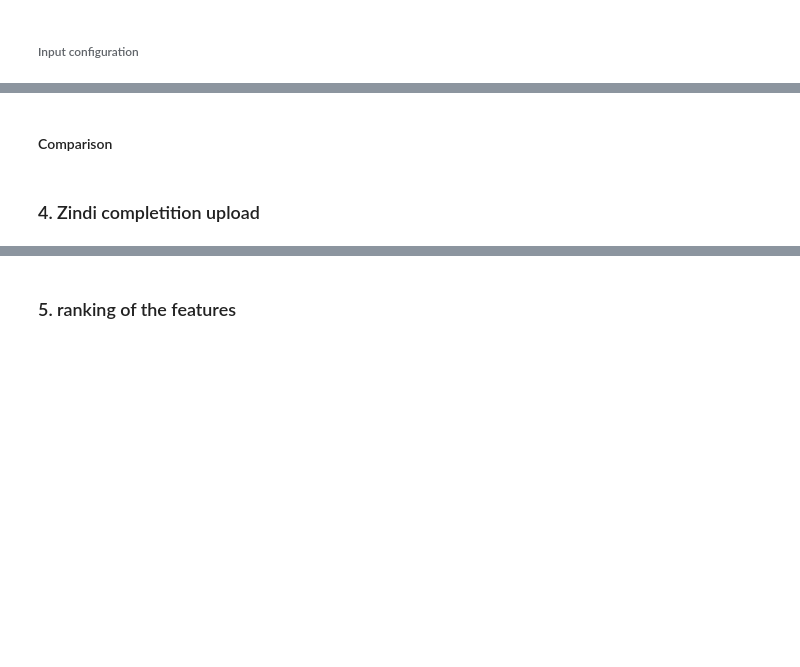
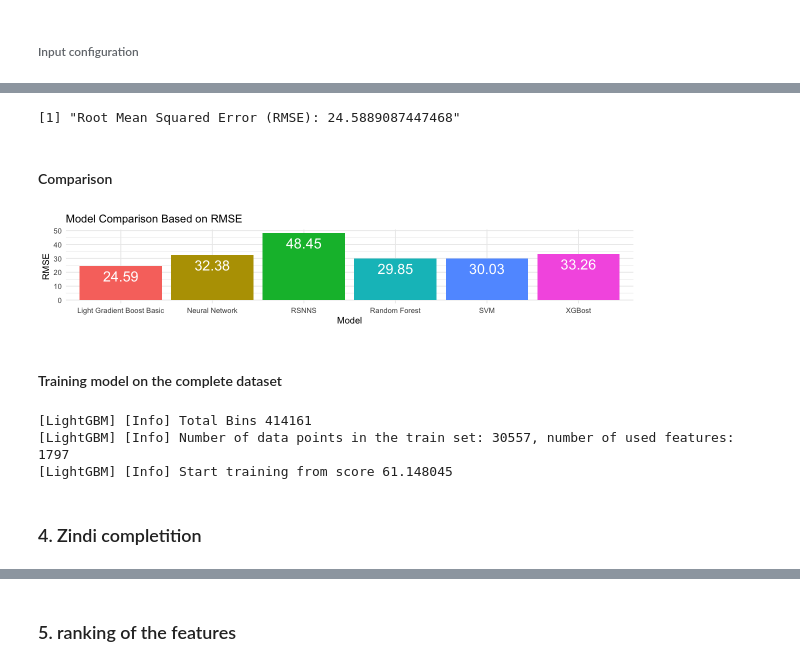
Before and after one commit to ULB-INFO-F-422/urban-air-pollution-challenge-les-dingos, a Jupyter notebook: Final_Notebook.ipynb, the cells around one changed output, grey strips where cells are left out. Drawn from its saved outputs; the diff is of its cells as text; code cells hidden in the pictures; blank space fills up the shorter version.

```diff
--- a/Final_Notebook.ipynb
+++ b/Final_Notebook.ipynb
@@ -402,6 +426,6 @@ val_y <- data_train_val$val$target
 # %%
-dtrain <- lgb.Dataset(data = train_x, label = train_y, free_raw_data = FALSE)
-dtest <- lgb.Dataset(data = val_x, label = val_y, free_raw_data = FALSE)
+dtrain <- lgb.Dataset(data = train_x, label = train_y)#, free_raw_data = FALSE)
+dtest <- lgb.Dataset(data = val_x, label = val_y)#, free_raw_data = FALSE)
 
 # Parameters setup for LightGBM
 params <- list(
@@ -419,0 +454,23 @@ print(paste("Root Mean Squared Error (RMSE):", rmse))
+# %%
+dtrain <- lgb.Dataset(data = train_x, label = train_y, free_raw_data = FALSE)
+dtest <- lgb.Dataset(data = val_x, label = val_y, free_raw_data = FALSE)
+
+# Parameters setup for LightGBM
+params <- list(
+    objective = "regression",
+    metric = "rmse",
+    force_col_wise = TRUE,
+    num_leaves = 50,
+    max_depth = -1,
+    min_data_in_bin = 50
+)
+
+# Train the LightGBM model with early stopping
+lgb_model <- lgb.train(
+  params = params,
+  data = dtrain,
+  nrounds = 200,  # Use nrounds instead of num_boost_round
+  early_stopping_rounds = 10,
+  valids = list(test = dtest),  # Use valids instead of valid_sets
+  verbose = 1500  # Use verbose instead of verbose_eval
+)
@@ -420,13 +495,26 @@ print(paste("Root Mean Squared Error (RMSE):", rmse))
+# %%
+predictions <- predict(lgb_model, val_x)
+rmse <- sqrt(mean((predictions - val_y)^2))
+score_lgb_basic = rmse
+print(paste("Root Mean Squared Error (RMSE):", rmse))
+# %% [output]
+[1] "Root Mean Squared Error (RMSE): 24.5889087447468"
 # %% [markdown]
 #### Comparison
 # %%
 # Create a dataframe with RMSE values
 rmse_df <- data.frame(
-  Model = c("Neural Network", "RSNNS", "SVM", "Random Forest", "XGBost", "Light Gradient Boost"),
-  RMSE = c(score_nn, score_rsnns, score_svm, score_rf, score_xgb, score_lgb))
+  Model = c("Neural Network", "RSNNS", "SVM", "Random Forest", "XGBost", "Light Gradient Boost Basic"),
+  RMSE = c(score_nn, score_rsnns, score_svm, score_rf, score_xgb, score_lgb_basic))
 
 # Plot RMSE values
 ggplot(rmse_df, aes(x = Model, y = RMSE, fill = Model)) +
   geom_bar(stat = "identity") +
+  geom_text(aes(label = round(RMSE, 2)), vjust = 1.5, color = "white", size = 6) +
   theme_minimal() +
-  ggtitle("Model Comparison Based on RMSE")
+  ggtitle("Model Comparison Based on RMSE")+
+  theme(legend.position = "none")
+# %% [output]
+[figure, added]
+# %% [markdown]
+#### Training model on the complete dataset
@@ -433,2 +534,23 @@ ggplot(rmse_df, aes(x = Model, y = RMSE, fill = Model)) +
+# %%
+dtrain <- lgb.Dataset(data = train_x, label = train_y, free_raw_data = FALSE)
+
+# Parameters setup for LightGBM
+params <- list(
+    objective = "regression",
+    metric = "rmse",
+    force_col_wise = TRUE,
+    num_leaves = 50,
+    max_depth = -1,
+    min_data_in_bin = 50
+)
+
+# Train the LightGBM model with early stopping
+lgb_model <- lgb.train(
+  params = params,
+  data = dtrain)
+# %% [output]
+[LightGBM] [Info] Total Bins 414161
+[LightGBM] [Info] Number of data points in the train set: 30557, number of used features: 1797
+[LightGBM] [Info] Start training from score 61.148045
 # %% [markdown]
-### 4. Zindi completition upload
+### 4. Zindi completition
```
Also changed, not shown: parts of 19 cells of this notebook, 2 other files.
